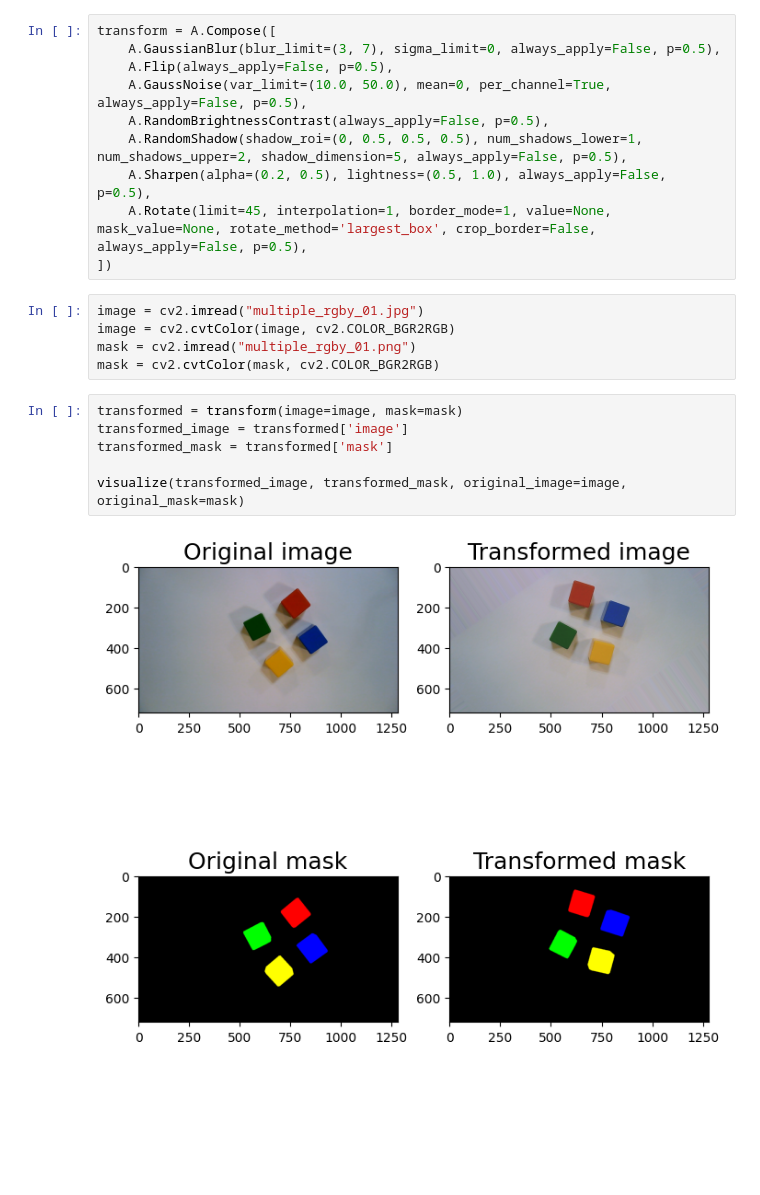
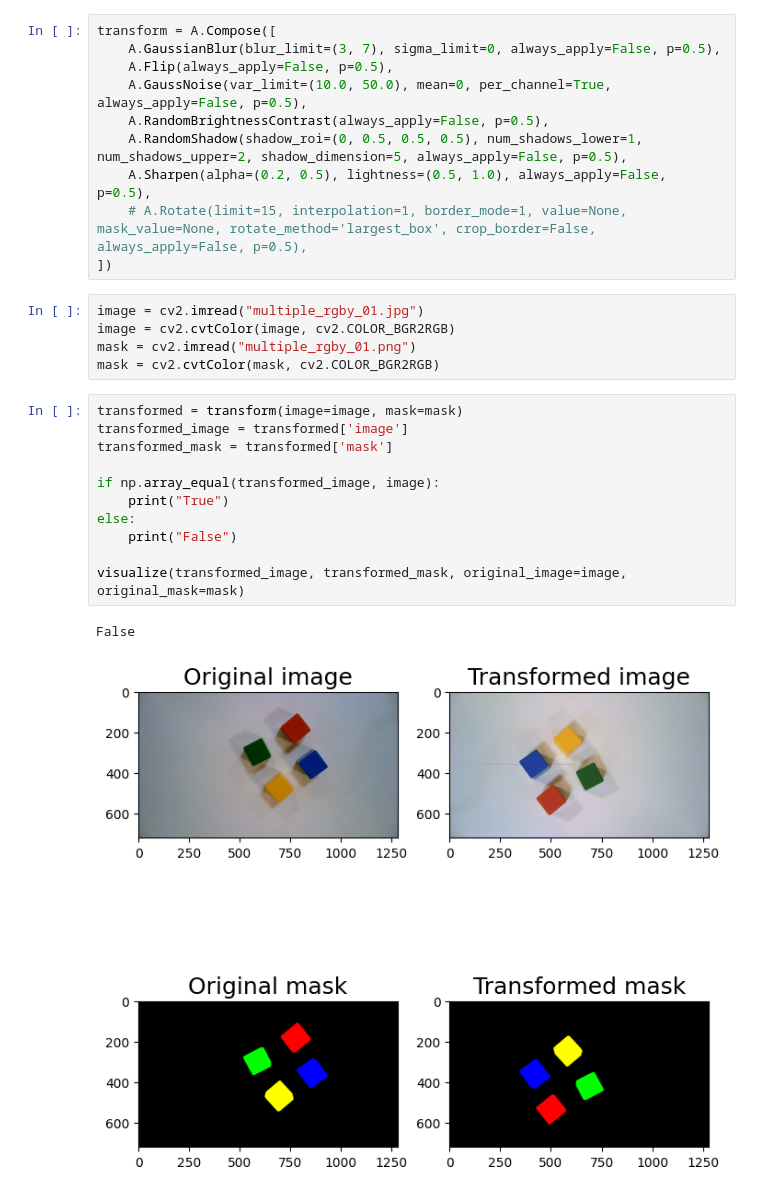
Before and after one commit to anooshehsaadati/Augmentation_images, a Jupyter notebook: augmentation_data.ipynb, the cells around one changed output. Saved outputs shown, nothing was run; the diff lists cells and outputs as text; blank space fills up the shorter version.

```diff
--- a/augmentation_data.ipynb
+++ b/augmentation_data.ipynb
@@ -35,7 +38,7 @@ transform = A.Compose([
     A.RandomBrightnessContrast(always_apply=False, p=0.5),
     A.RandomShadow(shadow_roi=(0, 0.5, 0.5, 0.5), num_shadows_lower=1, num_shadows_upper=2, shadow_dimension=5, always_apply=False, p=0.5),
     A.Sharpen(alpha=(0.2, 0.5), lightness=(0.5, 1.0), always_apply=False, p=0.5),
-    A.Rotate(limit=45, interpolation=1, border_mode=1, value=None, mask_value=None, rotate_method='largest_box', crop_border=False, always_apply=False, p=0.5),
+    # A.Rotate(limit=15, interpolation=1, border_mode=1, value=None, mask_value=None, rotate_method='largest_box', crop_border=False, always_apply=False, p=0.5),
 ])
 # %%
 image = cv2.imread("multiple_rgby_01.jpg")
@@ -45,8 +48,14 @@ mask = cv2.cvtColor(mask, cv2.COLOR_BGR2RGB)
 # %%
 transformed = transform(image=image, mask=mask)
 transformed_image = transformed['image']
 transformed_mask = transformed['mask']
 
+if np.array_equal(transformed_image, image):
+    print("True")
+else:
+    print("False")
+
 visualize(transformed_image, transformed_mask, original_image=image, original_mask=mask)
 # %% [output]
+False
-[figure, old version]
+[figure, new version]
```
Also changed, not shown: parts of 3 cells of this notebook.
